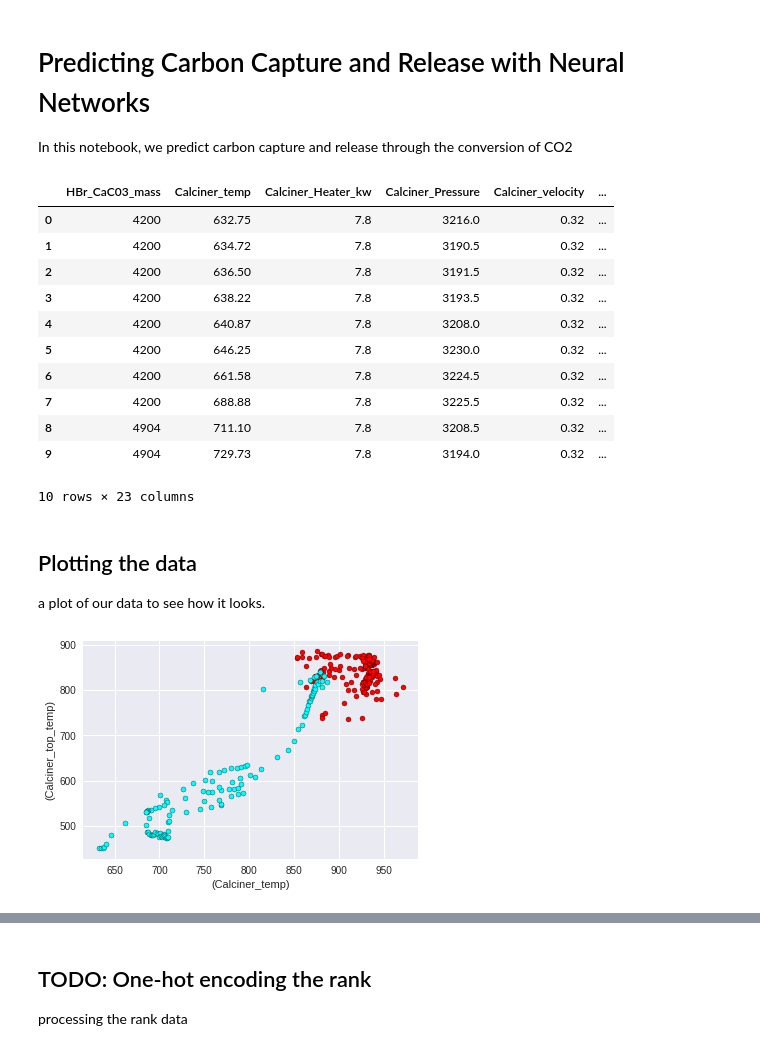
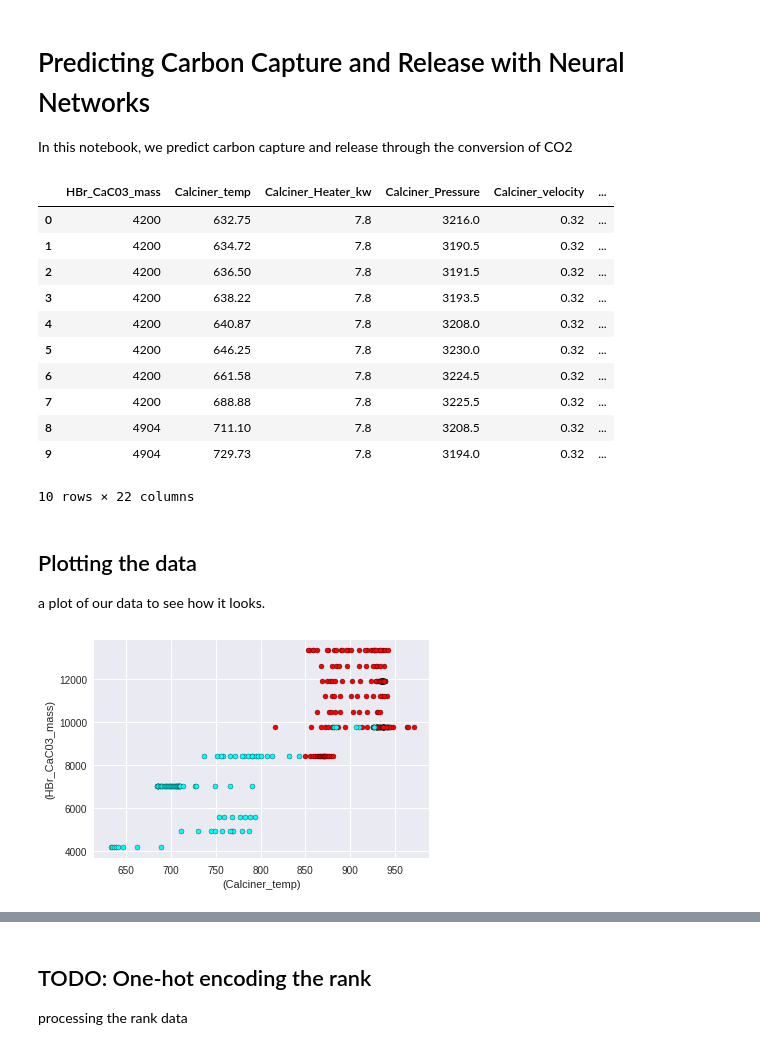
Before and after one commit to Dr-WXY/AI4EnergyProcessSystems, a Jupyter notebook: AI Models/Model 1/rankprediction/rank.ipynb, the cells around one changed output, grey strips where cells are left out. Saved outputs shown, nothing was run; the diff lists cells and outputs as text; code cells hidden in the pictures.

```diff
--- a/AI Models/Model 1/rankprediction/rank.ipynb
+++ b/AI Models/Model 1/rankprediction/rank.ipynb
@@ -10,7 +10,7 @@ import numpy as np
 
 # Reading the csv file into a pandas DataFrame
 
-url = "https://raw.githubusercontent.com/engrsmukhtar/AI4EnergyProcessSystems/AI4EPS-1/AI%20Models/Model%201/rankmod/tot%20mass%20w%20H2O%20-mod%20ranks.csv"
+url= "https://raw.githubusercontent.com/engrsmukhtar/AI4EnergyProcessSystems/AI4EPS-1/AI%20Models/Model%201/rankprediction/tot%20mass%20w%20H2O%20-mod%20ranksprediction.csv"
 data = pd.read_csv(url)
 
 # Printing out the first 10 rows of our data
@@ -27,7 +27,7 @@ data[:10]
 | 7 | 4200 | 688.88 | 7.8 | 3225.5 | 0.32 | ... |
 | 8 | 4904 | 711.10 | 7.8 | 3208.5 | 0.32 | ... |
 | 9 | 4904 | 729.73 | 7.8 | 3194.0 | 0.32 | ... |
-10 rows × 23 columns
+10 rows × 22 columns
 # %% [markdown]
 ## Plotting the data
 
@@ -35,21 +35,21 @@ a plot of our data to see how it looks.
 # %%
 # Importing matplotlib
 import matplotlib.pyplot as plt
 %matplotlib inline
 
 # Function to help us plot
 def plot_points(data):
-    X = np.array(data[["Calciner_temp","Calciner_top_temp"]])
-    y = np.array(data["Run_status"])
-    cal = X[np.argwhere(y==0)]
-    cc = X[np.argwhere(y==1)]
+    X = np.array(data[["Calciner_temp","HBr_CaC03_mass"]])
+    y = np.array(data["rank"])
+    cal = X[np.argwhere(y<=3)]
+    cc = X[np.argwhere(y>3)]
     plt.scatter([s[0][0] for s in cc], [s[0][1] for s in cc], s = 25, color = 'red', edgecolor = 'k')
     plt.scatter([s[0][0] for s in cal], [s[0][1] for s in cal], s = 25, color = 'cyan', edgecolor = 'k')
     plt.xlabel('(Calciner_temp)')
-    plt.ylabel('(Calciner_top_temp)')
+    plt.ylabel('(HBr_CaC03_mass)')
 
 # Plotting the points
 plot_points(data)
 plt.show()
 # %% [output]
-[figure, old version]
+[figure, new version]
```
Also changed, not shown: parts of 3 cells of this notebook.
